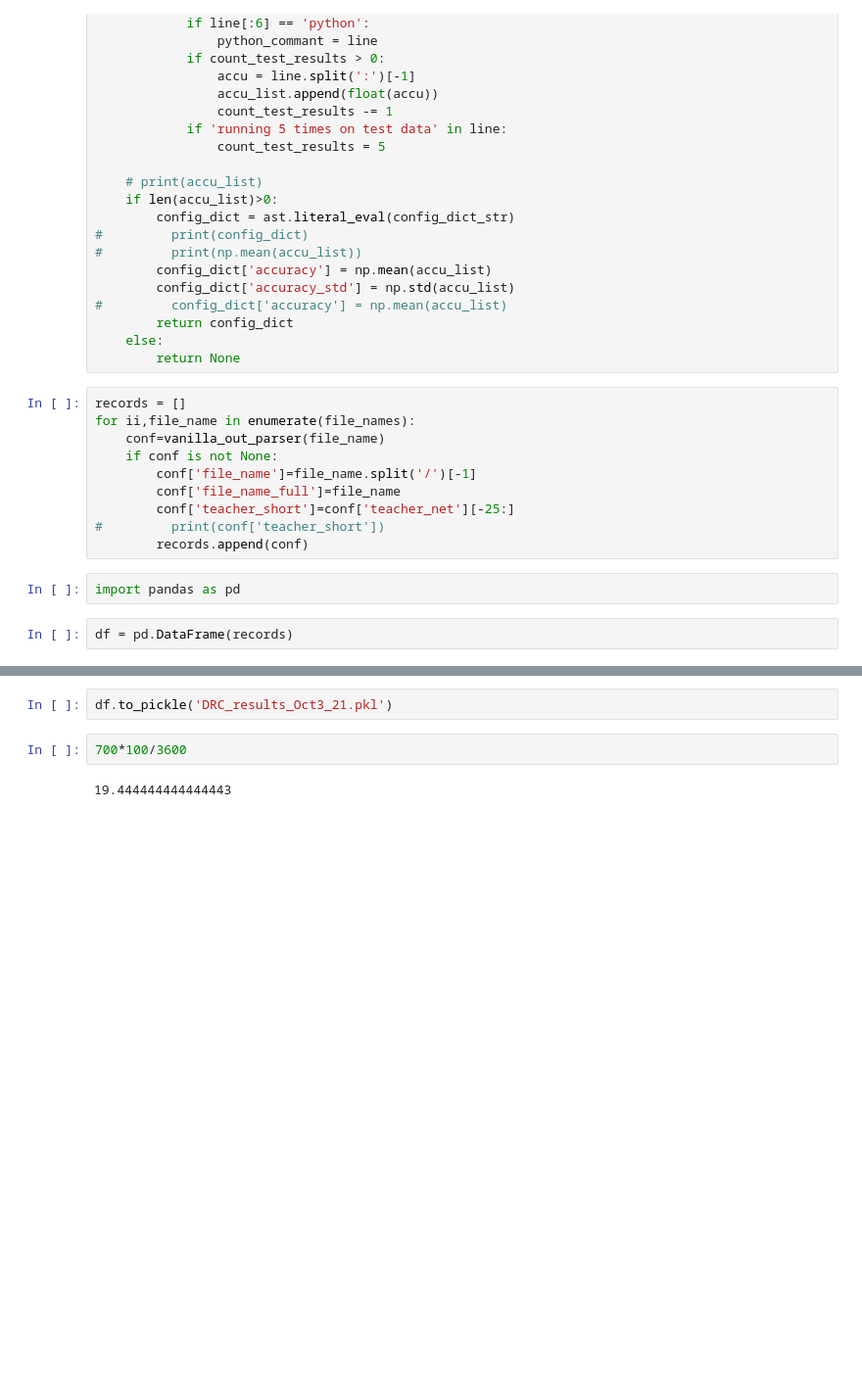
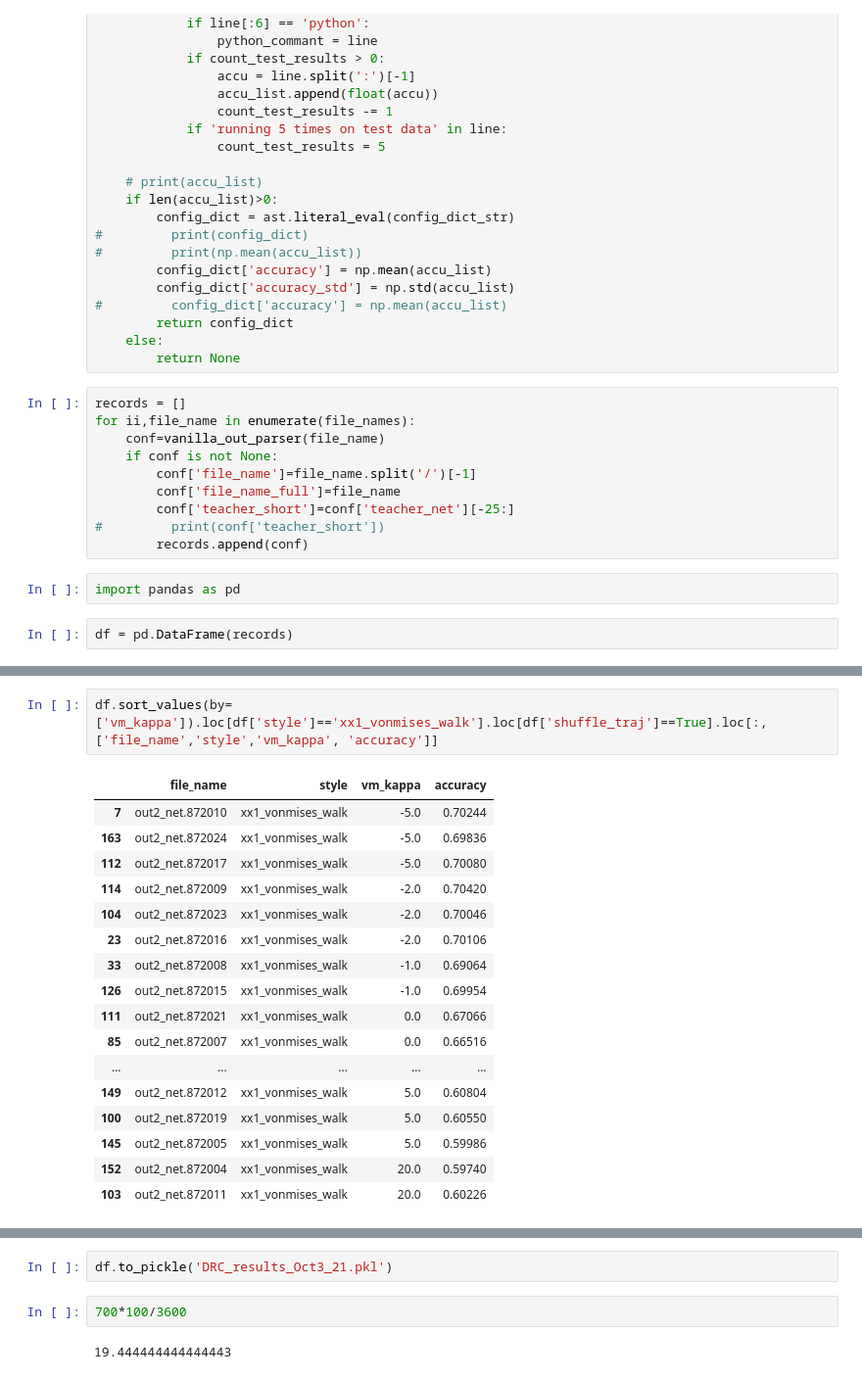
Before and after one commit to sashkarivkind/imagewalker, a Jupyter notebook: wexac_log_organizer.ipynb, the cells around one changed output, grey strips where cells are left out. Shown: that part at 98% size. Drawn from its saved outputs; the diff is of its cells as text; blank space fills up the shorter version.

```diff
--- a/wexac_log_organizer.ipynb
+++ b/wexac_log_organizer.ipynb
@@ -99,0 +102,20 @@ df.sort_values(by=['vm_kappa']).loc[df['style']=='xx1_vonmises_walk'].loc[:,['fi
+# %%
+df.sort_values(by=['vm_kappa']).loc[df['style']=='xx1_vonmises_walk'].loc[df['shuffle_traj']==True].loc[:,['file_name','style','vm_kappa', 'accuracy']]
+# %% [output]
+|  | file_name | style | vm_kappa | accuracy |
+| 7 | out2_net.872010 | xx1_vonmises_walk | -5.0 | 0.70244 |
+| 163 | out2_net.872024 | xx1_vonmises_walk | -5.0 | 0.69836 |
+| 112 | out2_net.872017 | xx1_vonmises_walk | -5.0 | 0.70080 |
+| 114 | out2_net.872009 | xx1_vonmises_walk | -2.0 | 0.70420 |
+| 104 | out2_net.872023 | xx1_vonmises_walk | -2.0 | 0.70046 |
+| 23 | out2_net.872016 | xx1_vonmises_walk | -2.0 | 0.70106 |
+| 33 | out2_net.872008 | xx1_vonmises_walk | -1.0 | 0.69064 |
+| 126 | out2_net.872015 | xx1_vonmises_walk | -1.0 | 0.69954 |
+| 111 | out2_net.872021 | xx1_vonmises_walk | 0.0 | 0.67066 |
+| 85 | out2_net.872007 | xx1_vonmises_walk | 0.0 | 0.66516 |
+| ... | ... | ... | ... | ... |
+| 149 | out2_net.872012 | xx1_vonmises_walk | 5.0 | 0.60804 |
+| 100 | out2_net.872019 | xx1_vonmises_walk | 5.0 | 0.60550 |
+| 145 | out2_net.872005 | xx1_vonmises_walk | 5.0 | 0.59986 |
+| 152 | out2_net.872004 | xx1_vonmises_walk | 20.0 | 0.59740 |
+| 103 | out2_net.872011 | xx1_vonmises_walk | 20.0 | 0.60226 |
```
Also changed, not shown: parts of 20 cells of this notebook, 5 other files.
